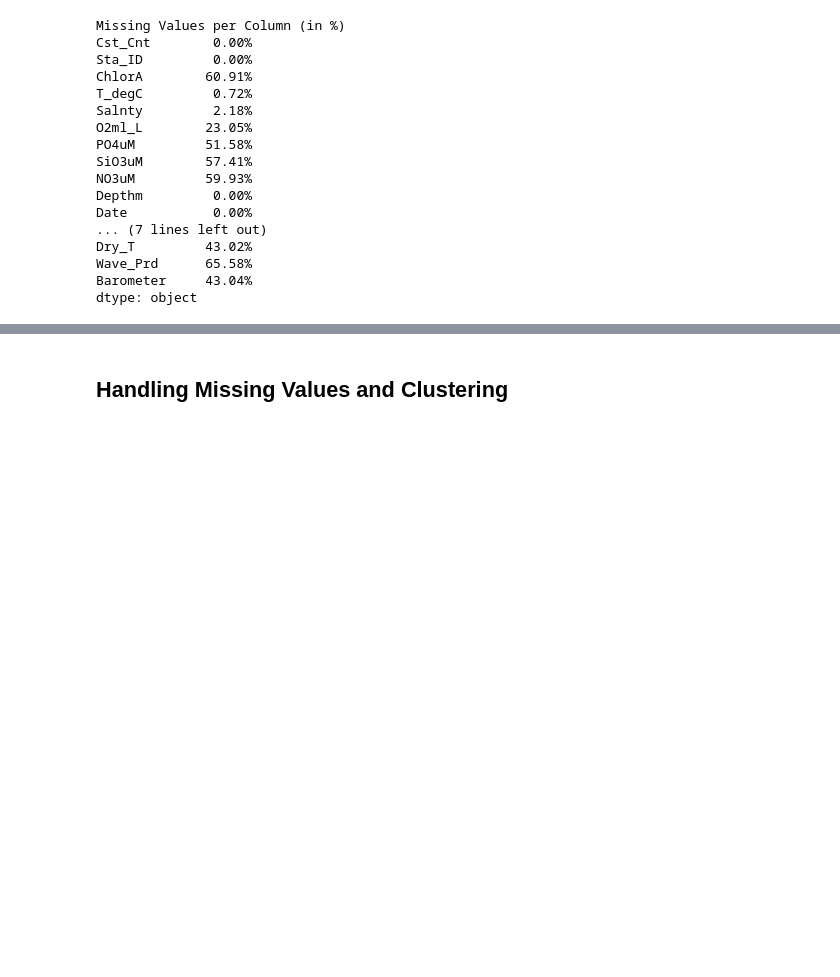
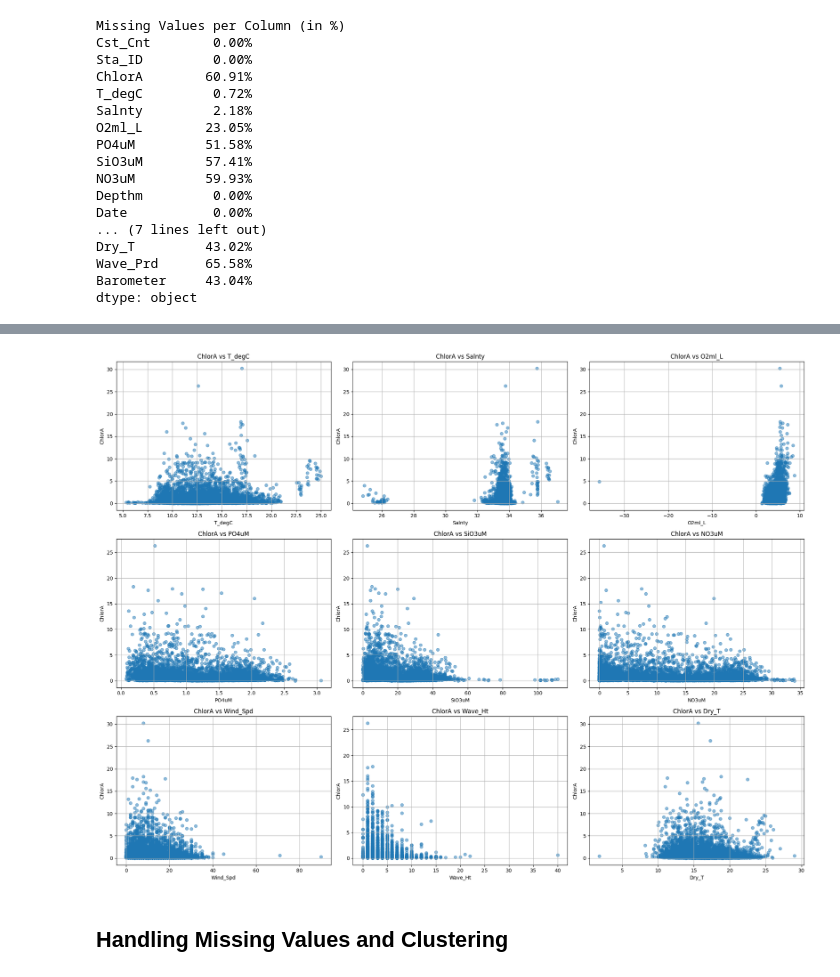
Before and after one commit to Drums180/Geoscientific_Analysis_Project, a Jupyter notebook: data_transform.ipynb, the cells around one changed output, grey strips where cells are left out. Saved outputs shown, nothing was run; the diff lists cells and outputs as text; code cells hidden in the pictures; blank space fills up the shorter version.

```diff
--- a/data_transform.ipynb
+++ b/data_transform.ipynb
@@ -64,3 +128,24 @@ dtype: object
+# %%
+# List of covariates to compare with 'ChlorA'
+covariates = ['T_degC', 'Salnty', 'O2ml_L', 'PO4uM', 'SiO3uM', 'NO3uM', 'Wind_Spd', 'Wave_Ht', 'Dry_T']
+
+# Set up the figure
+plt.figure(figsize=(20, 15))
+
+# Loop through the covariates and create scatter plots
+for i, var in enumerate(covariates, 1):
+    if var in combined_data.columns:
+        plt.subplot(3, 3, i)
+        plt.scatter(combined_data[var], combined_data['ChlorA'], alpha=0.5)
+        plt.title(f'ChlorA vs {var}')
+        plt.xlabel(var)
+        plt.ylabel('ChlorA')
+        plt.grid(True)
+
+plt.tight_layout()
+plt.show()
+# %% [output]
+[figure, added]
 # %% [markdown]
 ## Handling Missing Values and Clustering
 # %%
```
Also changed, not shown: parts of 5 cells of this notebook, 1 other file.
